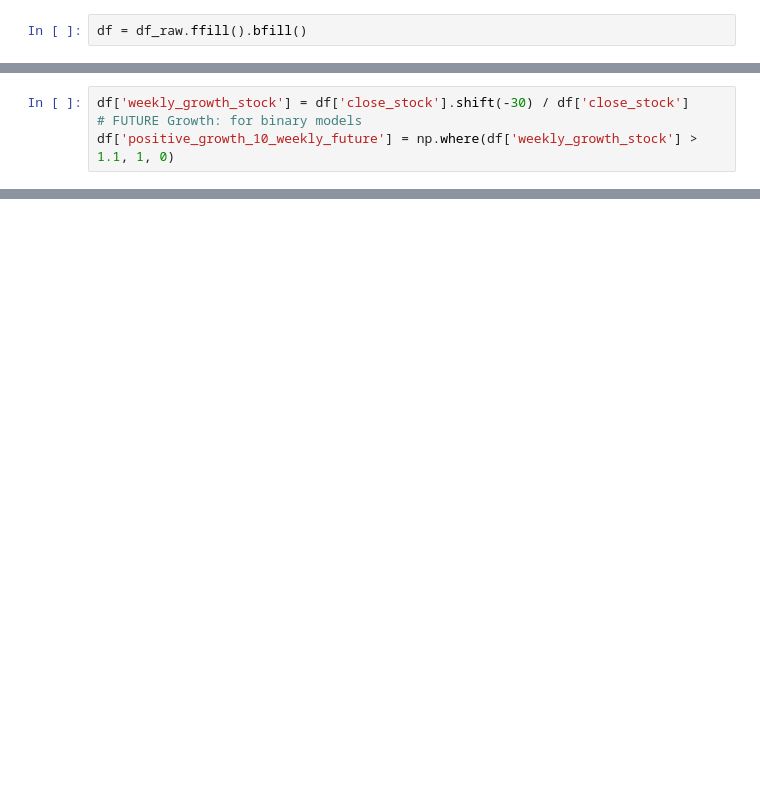
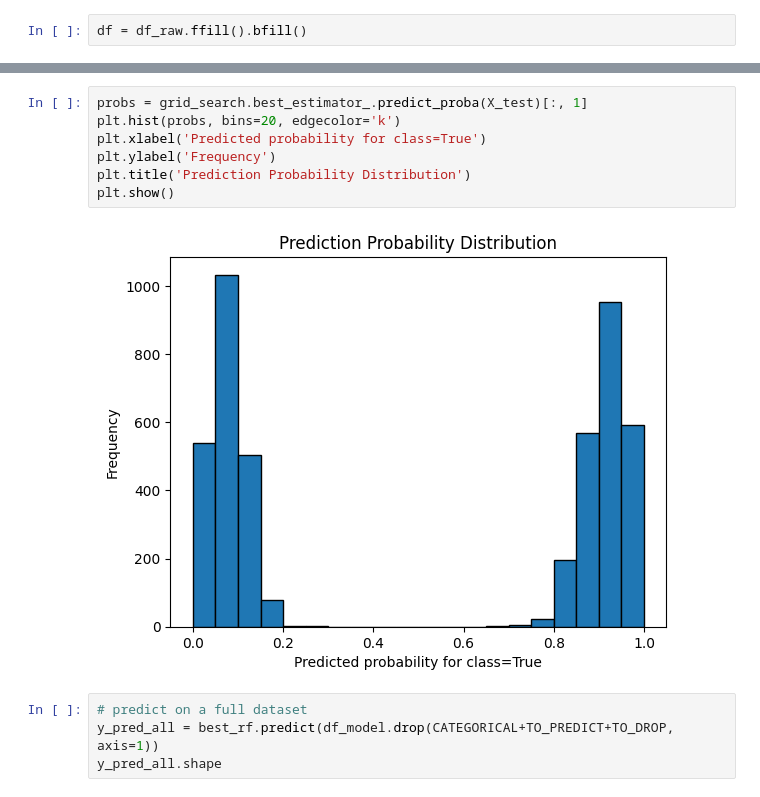
Before and after one commit to Haoshka/financial_analytics_course, a Jupyter notebook: model.ipynb, the cells around one changed output, grey strips where cells are left out. Cells and saved outputs as stored; diff of their text form; blank space fills up the shorter version.

```diff
--- a/model.ipynb
+++ b/model.ipynb
@@ -74,5 +54 @@ memory usage: 9.1+ MB
-# %%
-df['weekly_growth_stock'] = df['close_stock'].shift(-30) / df['close_stock']
-# FUTURE Growth: for binary models
-df['positive_growth_10_weekly_future'] = np.where(df['weekly_growth_stock'] > 1.1, 1, 0)
 # %%
@@ -104,0 +209,13 @@ TO_DROP = ['date', 'close_crypto', 'volume_crypto', 'close_stock', 'volume_stock
+# %%
+probs = grid_search.best_estimator_.predict_proba(X_test)[:, 1]
+plt.hist(probs, bins=20, edgecolor='k')
+plt.xlabel('Predicted probability for class=True')
+plt.ylabel('Frequency')
+plt.title('Prediction Probability Distribution')
+plt.show()
+# %% [output]
+[figure, added]
+# %%
+# predict on a full dataset
+y_pred_all = best_rf.predict(df_model.drop(CATEGORICAL+TO_PREDICT+TO_DROP, axis=1))
+y_pred_all.shape
```
Also changed, not shown: parts of 14 cells of this notebook.
